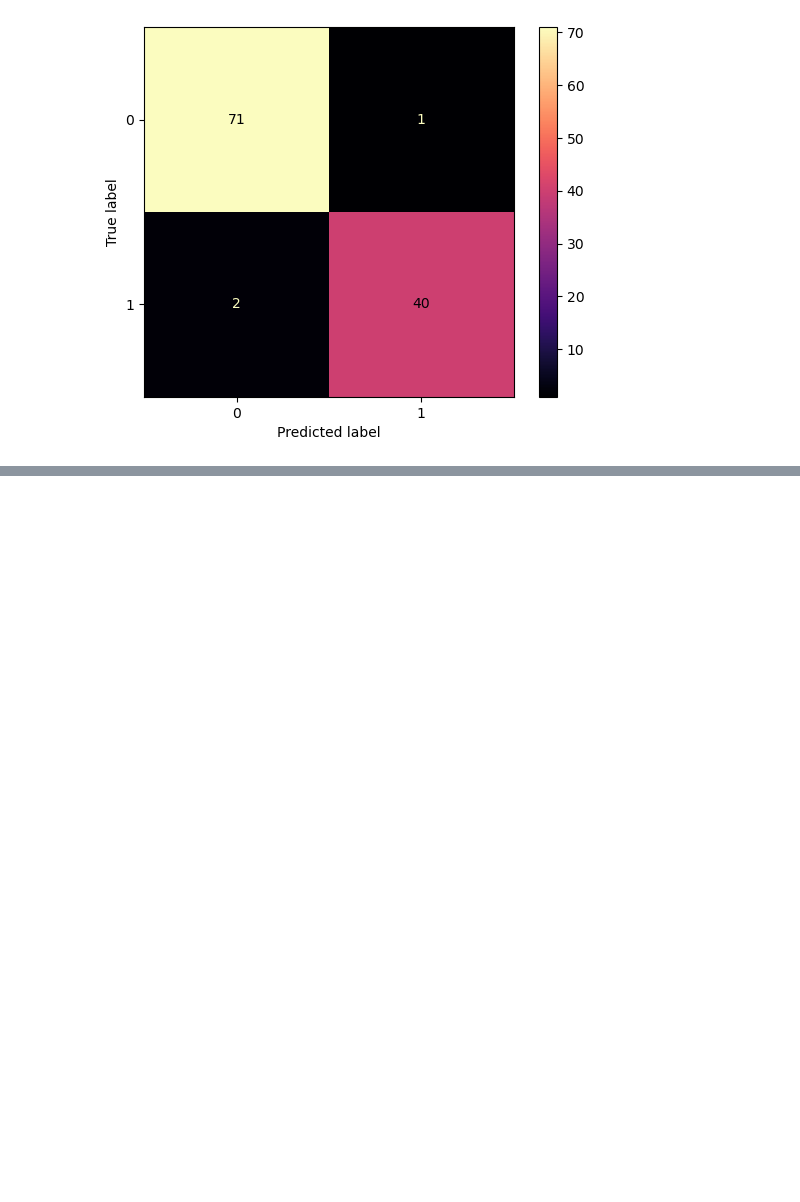
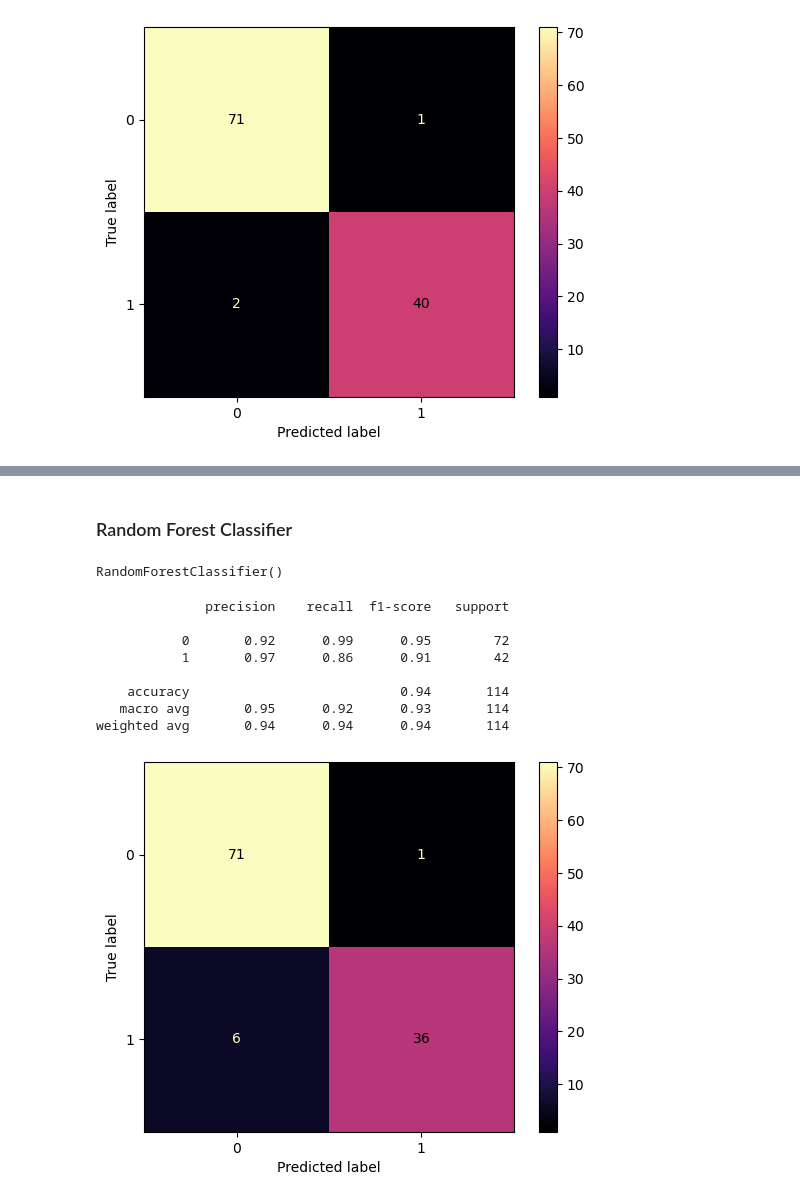
Before and after one commit to Jefest1/CVIP_Data_Science_Intern, a Jupyter notebook: breast_cancer_prediction.ipynb, the cells around one changed output, grey strips where cells are left out. Cells and saved outputs as stored; diff of their text form; code cells hidden in the pictures; blank space fills up the shorter version.

```diff
--- a/breast_cancer_prediction.ipynb
+++ b/breast_cancer_prediction.ipynb
@@ -189,0 +244,26 @@ weighted avg       0.97      0.97      0.97       114
+# %% [markdown]
+### Random Forest Classifier
+# %%
+rfc = RandomForestClassifier()
+# fitting training set on the model
+rfc.fit(X_train, y_train)
+# %% [output]
+RandomForestClassifier()
+# %%
+rfc_pred = rfc.predict(X_test)
+
+# Displaying model scores and appending to the list
+print(classification_report(y_test, rfc_pred))
+sns.reset_orig()
+ConfusionMatrixDisplay.from_predictions(y_test, rfc_pred, cmap='magma')
+plt.show()
+# %% [output]
+              precision    recall  f1-score   support
+
+           0       0.92      0.99      0.95        72
+           1       0.97      0.86      0.91        42
+
+    accuracy                           0.94       114
+   macro avg       0.95      0.92      0.93       114
+weighted avg       0.94      0.94      0.94       114
+[figure, added]
```
Also changed, not shown: parts of 37 cells of this notebook.
